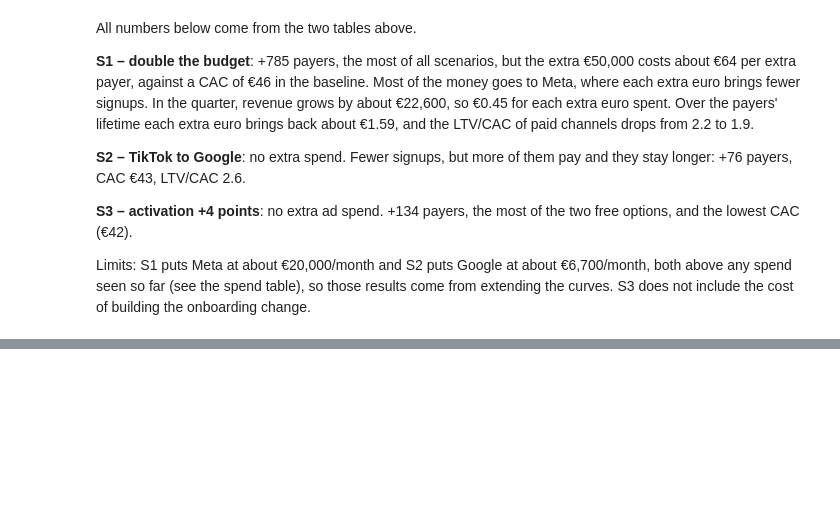
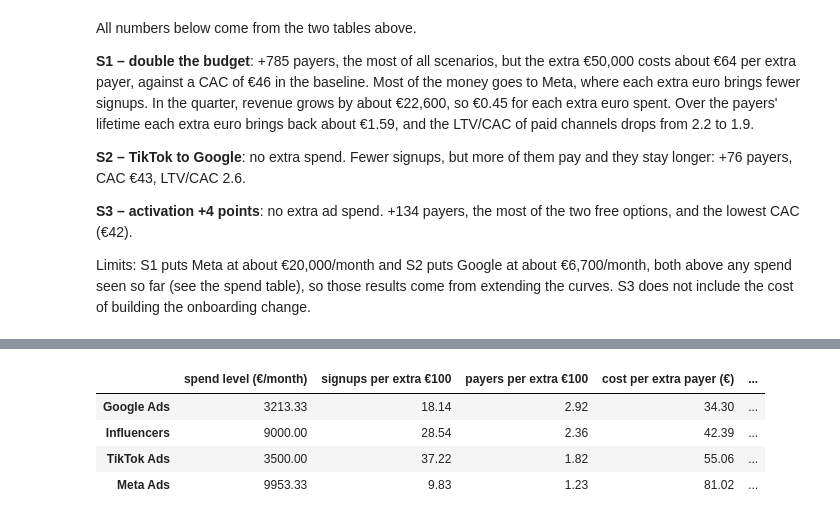
Before and after one commit to abdo0620/Filoop, a Jupyter notebook: notebooks/growth_model.ipynb, the cells around one changed output, grey strips where cells are left out. Drawn from its saved outputs; the diff is of its cells as text; code cells hidden in the pictures; blank space fills up the shorter version.

```diff
--- a/notebooks/growth_model.ipynb
+++ b/notebooks/growth_model.ipynb
@@ -583,0 +590,20 @@ Limits: S1 puts Meta at about €20,000/month and S2 puts Google at about €6,7
+# %%
+# 1. marginal return of the next euro at the Apr-Jun 2026 spend level
+pay_rate = (r["act_post"] * r["trial_act"] * r["paid_act"]
+            + (1 - r["act_post"]) * r["trial_noact"] * r["paid_noact"])
+
+marg = pd.DataFrame(index=PAID_CHANNELS)
+marg["spend level (€/month)"] = q2_spend.replace(0, 9000)    # Influencers: one €9,000 campaign
+for ch in PAID_CHANNELS:
+    a, b = PARAMS["curves"][ch]["a"], PARAMS["curves"][ch]["b"]
+    marg.loc[ch, "signups per extra €100"] = 100 * a * b * marg.loc[ch, "spend level (€/month)"] ** (b - 1)
+marg["payers per extra €100"] = marg["signups per extra €100"] * pay_rate[PAID_CHANNELS]
+marg["cost per extra payer (€)"] = 100 / marg["payers per extra €100"]
+marg["lifetime value per extra €"] = marg["payers per extra €100"] * ltv[PAID_CHANNELS] / 100
+marg.sort_values("lifetime value per extra €", ascending=False).round(2)
+# %% [output]
+|  | spend level (€/month) | signups per extra €100 | payers per extra €100 | cost per extra payer (€) | ... |
+| Google Ads | 3213.33 | 18.14 | 2.92 | 34.30 | ... |
+| Influencers | 9000.00 | 28.54 | 2.36 | 42.39 | ... |
+| TikTok Ads | 3500.00 | 37.22 | 1.82 | 55.06 | ... |
+| Meta Ads | 9953.33 | 9.83 | 1.23 | 81.02 | ... |
```
Also changed, not shown: parts of 3 cells of this notebook.
